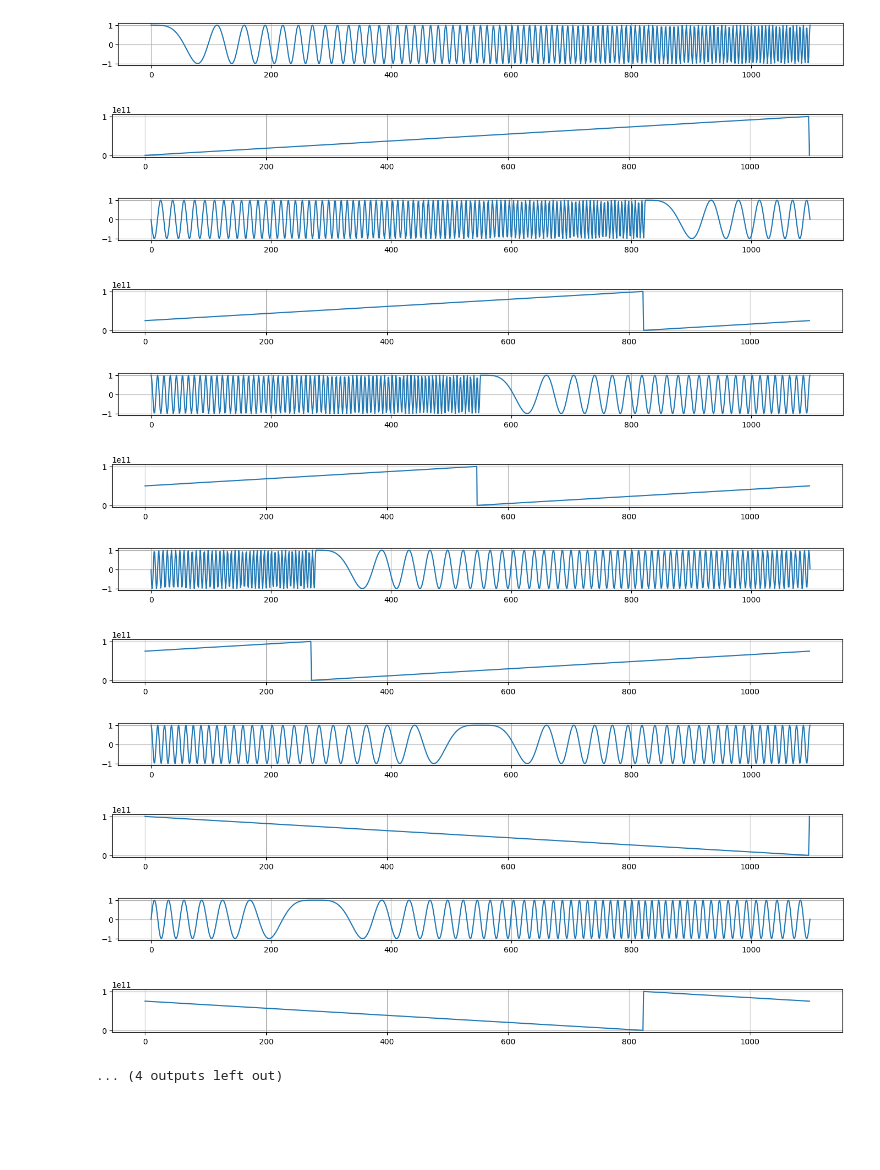
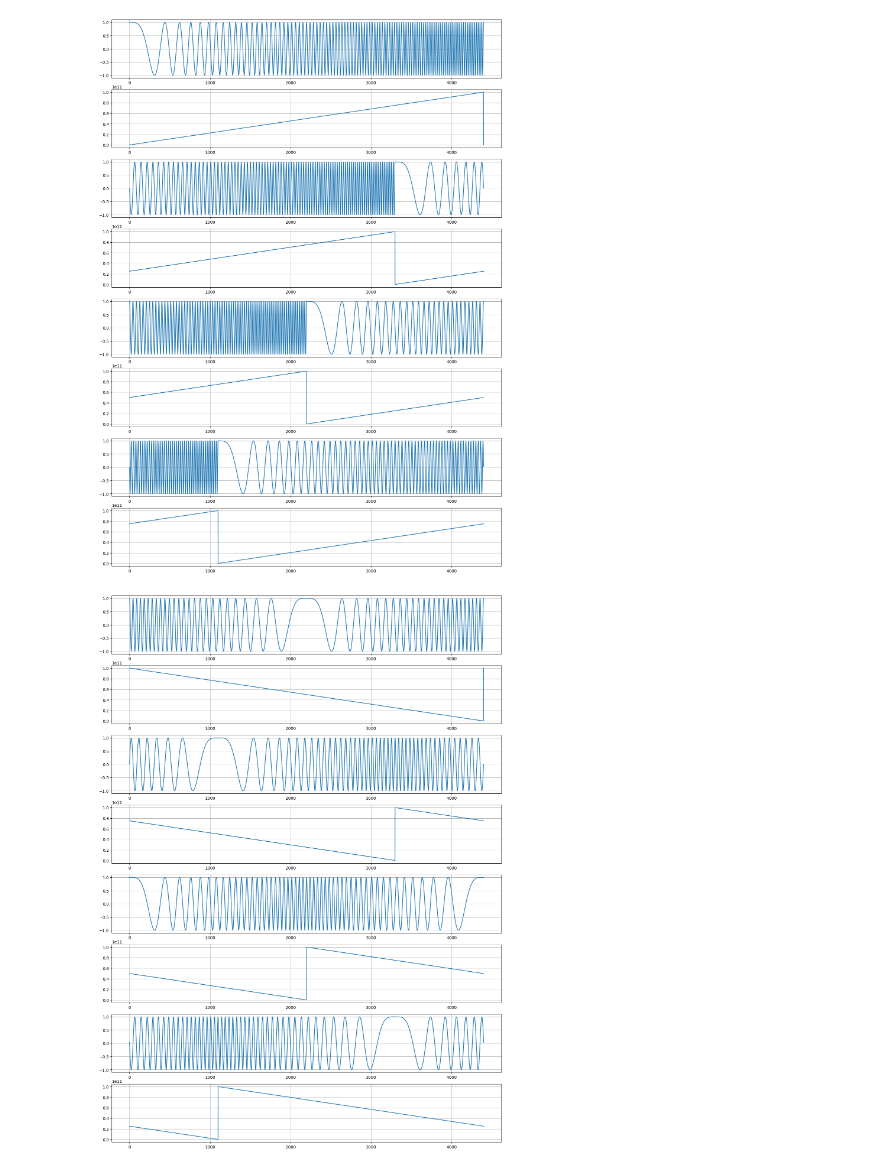
Before and after one commit to juanm-caceres24/SDR-Communication, a Jupyter notebook: LoRa Communication Simulation/LoRaCommunication-Simulation.ipynb, the cells around one changed output. Saved outputs shown, nothing was run; the diff lists cells and outputs as text; code cells hidden in the pictures; blank space fills up the shorter version.

```diff
--- a/LoRa Communication Simulation/LoRaCommunication-Simulation.ipynb
+++ b/LoRa Communication Simulation/LoRaCommunication-Simulation.ipynb
@@ -166,10 +164,11 @@ if DEBUG_PHASE_2:
 # >> waveform former function phase
 #
 
-SAMPLING_RATE = 2**40
-T_TIME = np.linspace(0, T, int(SAMPLING_RATE * T))
-UP_CHIRPS = []
-DOWN_CHIRPS = []
+SAMPLING_RATE = 2**42               # samples per second [samples / s]
+SPS = int(SAMPLING_RATE * T)        # samples per symbol [samples / symbol]
+T_TIME = np.linspace(0, T, SPS)     # time vector of a period, with a total of samples per symbol elements
+UP_CHIRPS = []                      # up-chirp values based on the time vector of a period of the symbol
+DOWN_CHIRPS = []                    # down-chirp values based on the time vector of a period of the symbol
 
 for it in CODEWORDS:
     UP_CHIRPS.append(upChirp(T_TIME + it))
@@ -200,54 +199,54 @@ def generateUpChirp(codewords):
 # returns the complete down-chirp waveform based on the codewords array
 def generateDownChirp(codewords):
     output = []
     for it in codewords:
         for i in range(len(CODEWORDS)):
             if CODEWORDS[i] == it:
                 output.append(DOWN_CHIRPS[i])
                 break
     return [timeWaveform(output), freqWaveform(output)]
 
 #
 # >> DEBUG
 #
 
 if DEBUG_PHASE_3:
 
+    plt.figure(figsize=(17, 3 * len(UP_CHIRPS) * 2))
+    i = 1
+
     for it in UP_CHIRPS:
-        plt.figure(figsize=(17, 1))
+
+        plt.subplot(len(UP_CHIRPS) * 2, 1, i)
         plt.plot(it[0])
         plt.grid(True)
-        plt.show(True)
 
-        plt.figure(figsize=(17, 1))
+        plt.subplot(len(UP_CHIRPS) * 2, 1, i + 1)
         plt.plot(it[1])
         plt.grid(True)
-        plt.show(True)
+
+        i += 2
+
+    plt.show(True)
+    plt.figure(figsize=(17, 3 * len(DOWN_CHIRPS) * 2))
+    i = 1
 
     for it in DOWN_CHIRPS:
-        plt.figure(figsize=(17, 1))
+
+        plt.subplot(len(DOWN_CHIRPS) * 2, 1, i)
         plt.plot(it[0])
         plt.grid(True)
-        plt.show(True)
 
-        plt.figure(figsize=(17, 1))
+        plt.subplot(len(DOWN_CHIRPS) * 2, 1, i + 1)
         plt.plot(it[1])
         plt.grid(True)
-        plt.show(True)
+
+        i += 2
+
+    plt.show(True)
 # %% [output]
-[figure, old version]
+[figure, new version]
-[figure, old version]
+[figure, new version]
-[figure, removed]
-[figure, removed]
-[figure, removed]
-[figure, removed]
-[figure, removed]
-[figure, removed]
-[figure, removed]
-[figure, removed]
-[figure, removed]
-[figure, removed]
-... (4 outputs left out)
 # %%
 #
 # >> waveform generation phase
```
Also changed, not shown: parts of 7 cells of this notebook, 2 other files.
